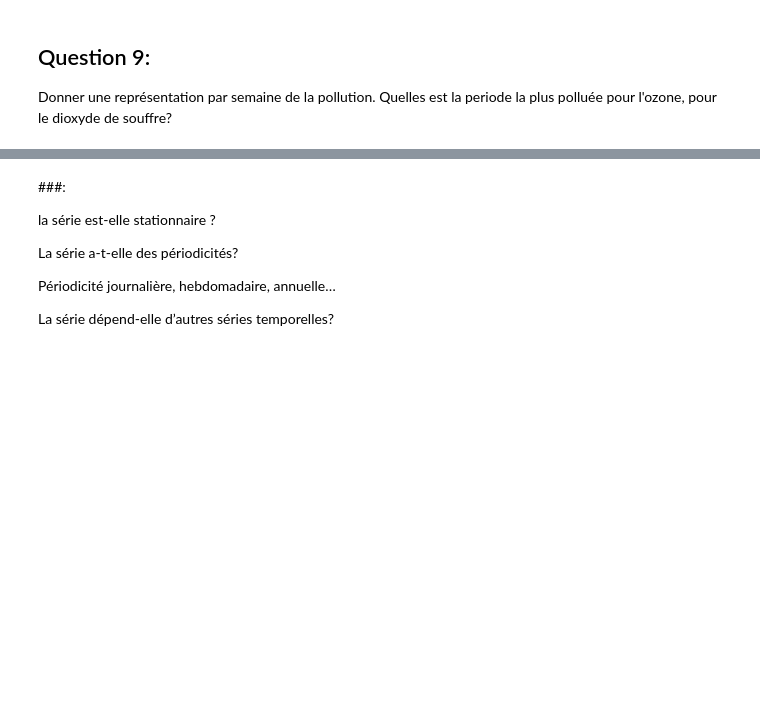
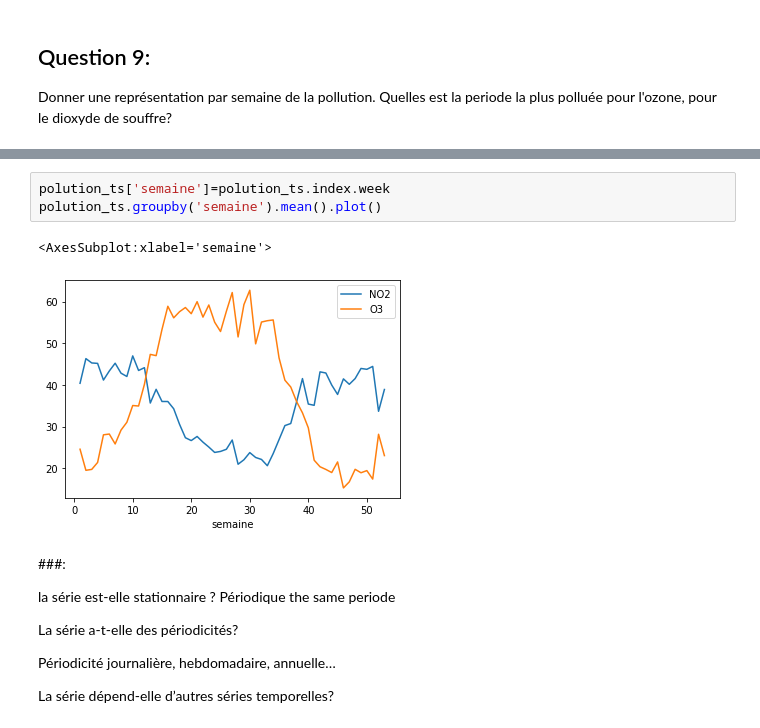
Before and after one commit to ticuss/IA-School-projects, a Jupyter notebook: Time_series/Cours_2/2-Manipulation nettoyage data et time series_ennonce.ipynb, the cells around one changed output, grey strips where cells are left out. Cells and saved outputs as stored; diff of their text form; blank space fills up the shorter version.

```diff
--- a/Time_series/Cours_2/2-Manipulation nettoyage data et time series_ennonce.ipynb
+++ b/Time_series/Cours_2/2-Manipulation nettoyage data et time series_ennonce.ipynb
@@ -484,8 +488,15 @@ Donner une représentation par semaine de la pollution. Quelles est la periode l
+# %%
+polution_ts['semaine']=polution_ts.index.week
+polution_ts.groupby('semaine').mean().plot()
+# %% [output]
+<AxesSubplot:xlabel='semaine'>
+[figure, added]
 # %% [markdown]
 ###:
 
 
 la série est-elle stationnaire ?
+Périodique the same periode
 
 La série a-t-elle des périodicités?
 
```
Also changed, not shown: parts of 9 cells of this notebook, 50 other files.
